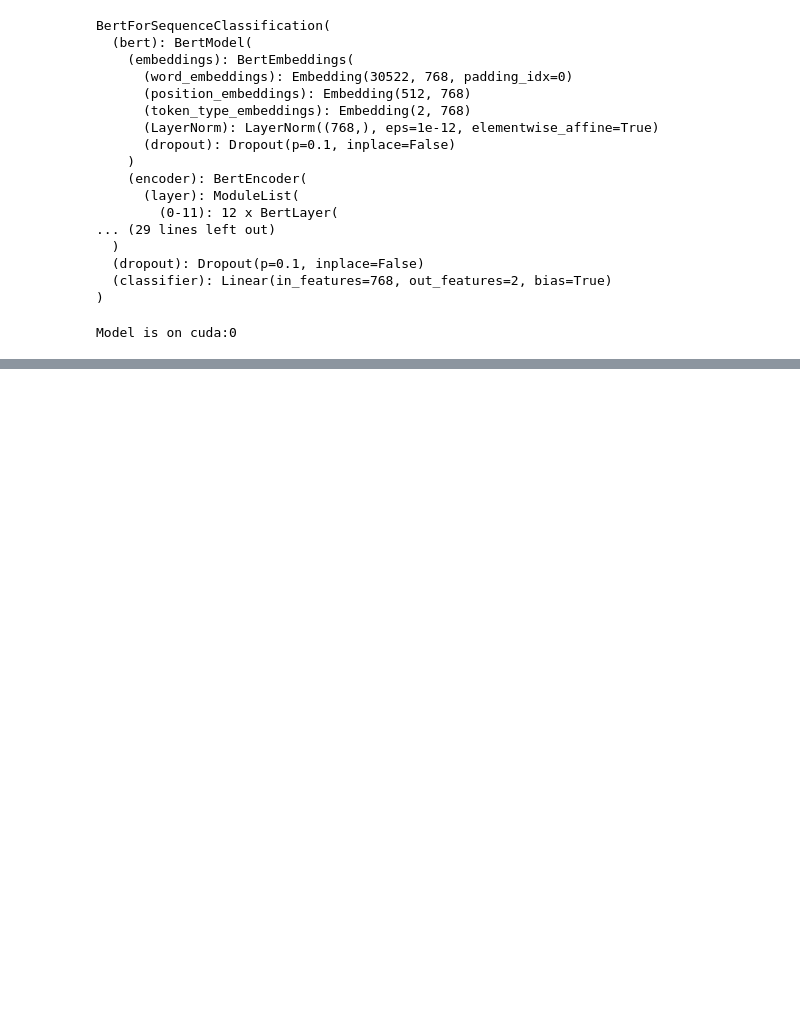
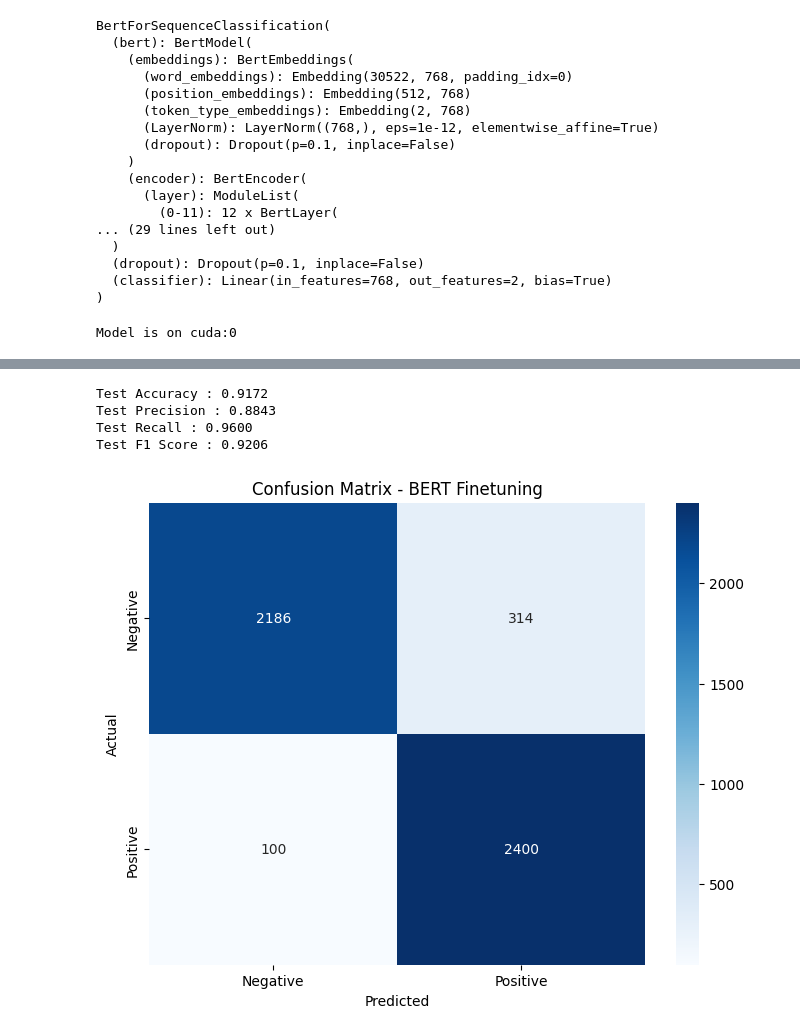
Before and after one commit to Prem-7171/innomatics-genai-internship-2026, a Jupyter notebook: IN226105802_NLP/Assignment 04/BERT_Finetune.ipynb, the cells around one changed output, grey strips where cells are left out. Cells and saved outputs as stored; diff of their text form; code cells hidden in the pictures; blank space fills up the shorter version.

Commit message:
Model Trained Succesfully !

```diff
--- a/IN226105802_NLP/Assignment 04/BERT_Finetune.ipynb
+++ b/IN226105802_NLP/Assignment 04/BERT_Finetune.ipynb
@@ -383,7 +386,7 @@ def evaluate(model, dataloader, device):
         for batch in dataloader:
             input_ids = batch['input_ids'].to(device)
             attention_mask = batch['attention_mask'].to(device)
-            labels = batch['lables'].to(device)
+            labels = batch['labels'].to(device)
 
             outputs = model(
                 input_ids = input_ids,
@@ -418,0 +431,32 @@ KeyboardInterrupt:
+# %%
+from sklearn.metrics import accuracy_score, precision_score, recall_score, f1_score, confusion_matrix
+
+test_loss, test_preds, test_labels_list = evaluate(model, test_loader, device)
+# %%
+accuracy = accuracy_score(test_labels_list, test_preds)
+precision = precision_score(test_labels_list, test_preds)
+recall = recall_score(test_labels_list, test_preds)
+f1 = f1_score(test_labels_list, test_preds)
+
+print(f"Test Accuracy : {accuracy:.4f}")
+print(f"Test Precision : {precision:.4f}")
+print(f"Test Recall : {recall:.4f}")
+print(f"Test F1 Score : {f1:.4f}")
+# %% [output]
+Test Accuracy : 0.9172
+Test Precision : 0.8843
+Test Recall : 0.9600
+Test F1 Score : 0.9206
+# %%
+cm = confusion_matrix(test_labels_list, test_preds)
+
+plt.figure(figsize=(8,6))
+sns.heatmap(cm, annot=True, fmt='d', cmap='Blues',
+            xticklabels=['Negative', 'Positive'],
+            yticklabels=['Negative', 'Positive'])
+plt.ylabel('Actual')
+plt.xlabel('Predicted')
+plt.title("Confusion Matrix - BERT Finetuning")
+plt.show()
+# %% [output]
+[figure, added]
```
Also changed, not shown: parts of 3 cells of this notebook.
